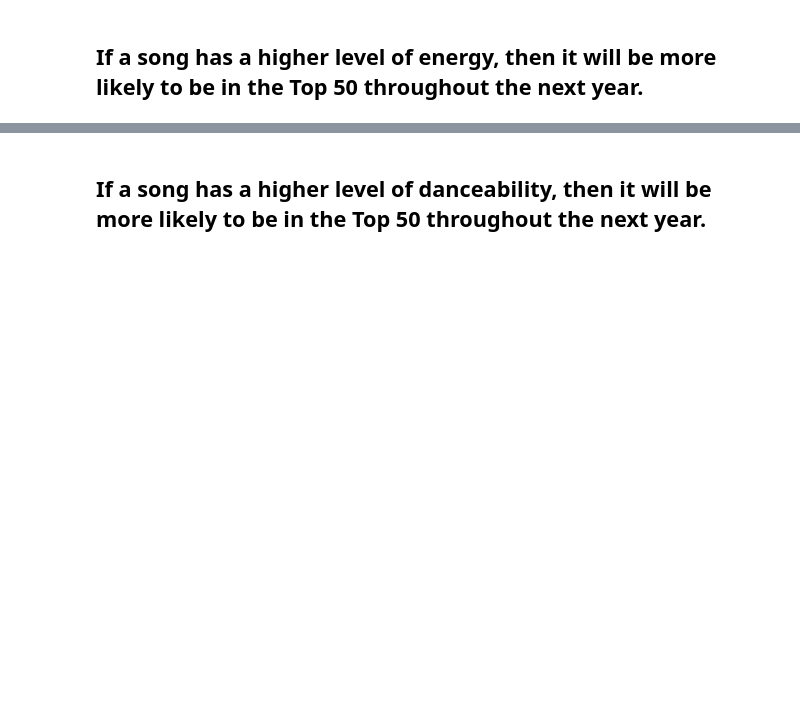
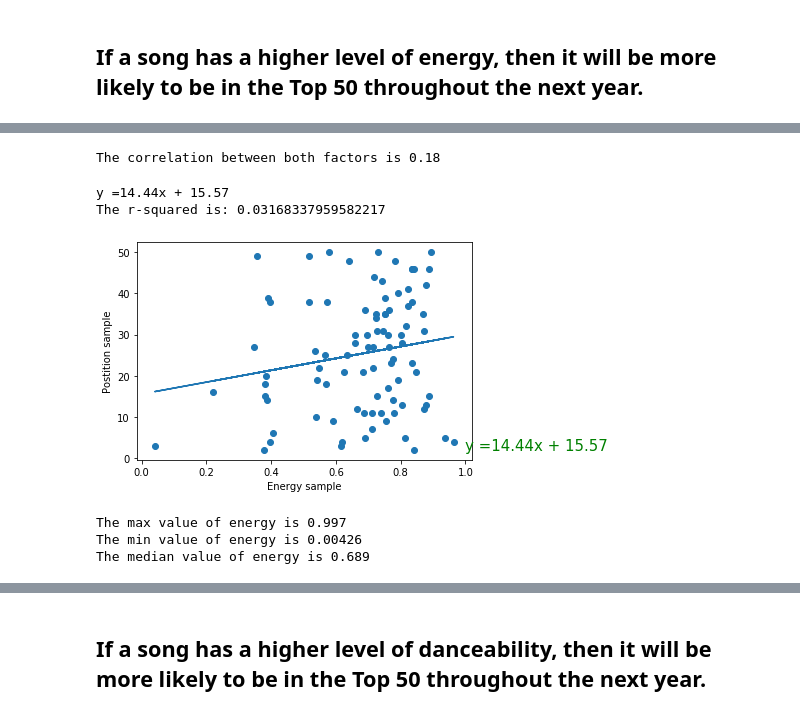
Before and after one commit to JaviSandoval94/Spotify-Trends-Analysis, a Jupyter notebook: Project1-Spotify-FinalReport.ipynb, the cells around one changed output, grey strips where cells are left out. Drawn from its saved outputs; the diff is of its cells as text; code cells hidden in the pictures; blank space fills up the shorter version.

```diff
--- a/Project1-Spotify-FinalReport.ipynb
+++ b/Project1-Spotify-FinalReport.ipynb
@@ -60,0 +89,4 @@ complete_df.head()
+# %%
+#The sample can explain the behavior of the population
+subset=complete_df.sample(90)
+subset
@@ -60,0 +107,7 @@ complete_df.head()
+# %%
+energy_sample=subset.iloc[:,7]
+position_sample=subset.iloc[:,0]
+correlation =stats.pearsonr(energy_sample,position_sample)
+print(f"The correlation between both factors is {round(correlation[0],2)}")
+# %% [output]
+The correlation between both factors is 0.18
@@ -60,0 +117,32 @@ complete_df.head()
+# %%
+x_values=subset["energy"]
+y_values=subset["Position"]
+(slope,intercept,rvalue,pvalue,stderr) = stats.linregress(x_values,y_values)
+regress_values = x_values* slope + intercept
+line_eq= "y ="+str(round(slope,2))+"x + "+ str(round(intercept,2))
+print(line_eq)
+plt.scatter(x_values, y_values)
+plt.plot(x_values,regress_values)
+
+plt.annotate(line_eq,(1,2),fontsize=15,color="green")
+plt.xlabel("Energy sample")
+plt.ylabel("Postition sample")
+
+print(f"The r-squared is: {rvalue**2}")
+
+plt.show()
+# %% [output]
+y =14.44x + 15.57
+The r-squared is: 0.03168337959582217
+[figure, added]
+# %%
+max_energy=complete_df["energy"].max()
+min_energy=complete_df["energy"].min()
+median_energy=complete_df["energy"].median()
+print(f"The max value of energy is {max_energy}")
+print(f"The min value of energy is {min_energy}")
+print(f"The median value of energy is {median_energy}")
+# %% [output]
+The max value of energy is 0.997
+The min value of energy is 0.00426
+The median value of energy is 0.689
```
Also changed, not shown: parts of 10 cells of this notebook.
